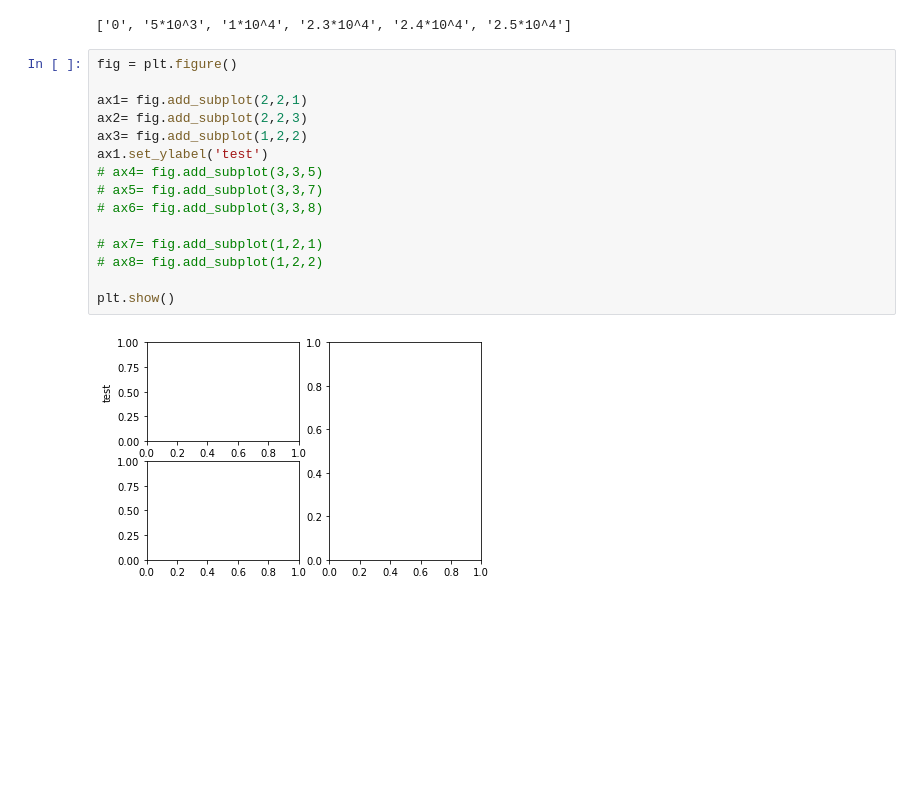
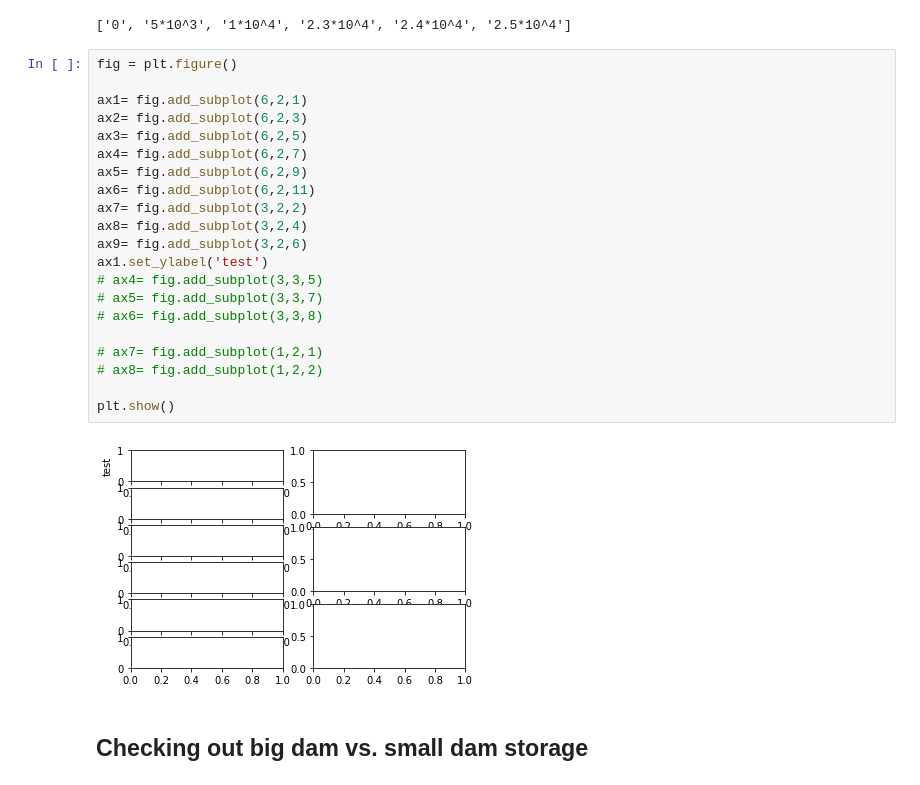
Before and after one commit to rspinti/River_bifurcation, a Jupyter notebook: archive/Rachel_testing/analysis_testing/analysis_testing.ipynb, the cells around one changed output. Drawn from its saved outputs; the diff is of its cells as text; blank space fills up the shorter version.

Commit message:
pre-density and small dams
Committing codes to save what I had before I clean them up to plot fragment density and fraction of small dams.

```diff
--- a/archive/Rachel_testing/analysis_testing/analysis_testing.ipynb
+++ b/archive/Rachel_testing/analysis_testing/analysis_testing.ipynb
@@ -816,17 +816,25 @@ sci_not
 # %%
 fig = plt.figure()
 
-ax1= fig.add_subplot(2,2,1)
-ax2= fig.add_subplot(2,2,3)
-ax3= fig.add_subplot(1,2,2)
+ax1= fig.add_subplot(6,2,1)
+ax2= fig.add_subplot(6,2,3)
+ax3= fig.add_subplot(6,2,5)
+ax4= fig.add_subplot(6,2,7)
+ax5= fig.add_subplot(6,2,9)
+ax6= fig.add_subplot(6,2,11)
+ax7= fig.add_subplot(3,2,2)
+ax8= fig.add_subplot(3,2,4)
+ax9= fig.add_subplot(3,2,6)
 ax1.set_ylabel('test')
 # ax4= fig.add_subplot(3,3,5)
 # ax5= fig.add_subplot(3,3,7)
 # ax6= fig.add_subplot(3,3,8)
 
 # ax7= fig.add_subplot(1,2,1)
 # ax8= fig.add_subplot(1,2,2)
 
 plt.show()
 # %% [output]
-[figure, old version]
+[figure, new version]
+# %% [markdown]
+## Checking out big dam vs. small dam storage
```
Also changed, not shown: parts of 20 cells of this notebook, 2 other files.
